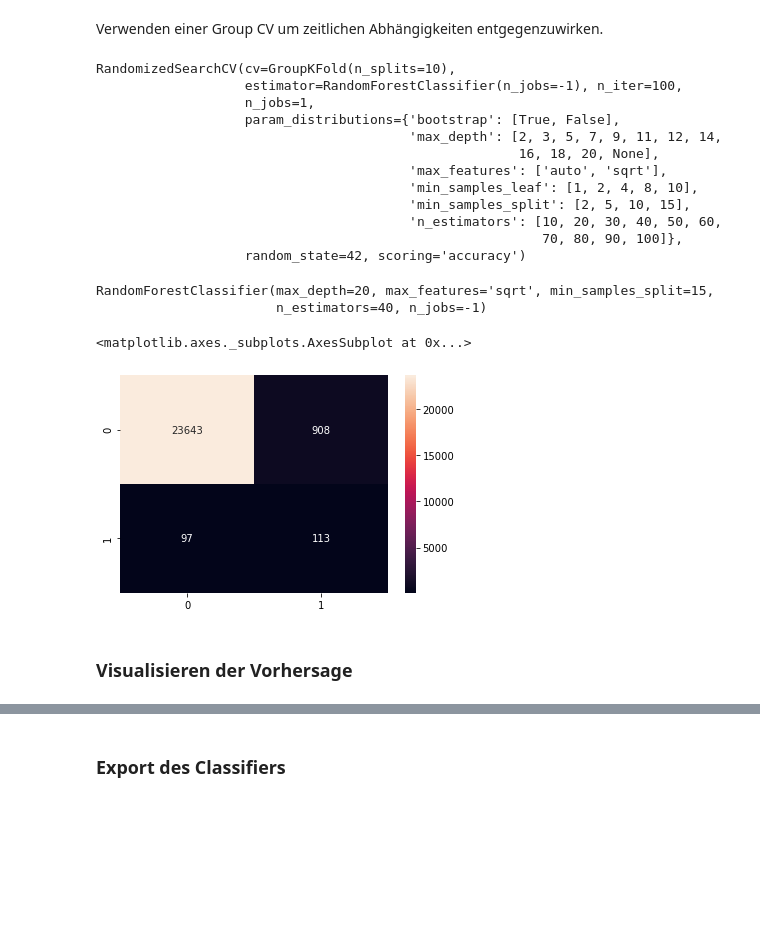
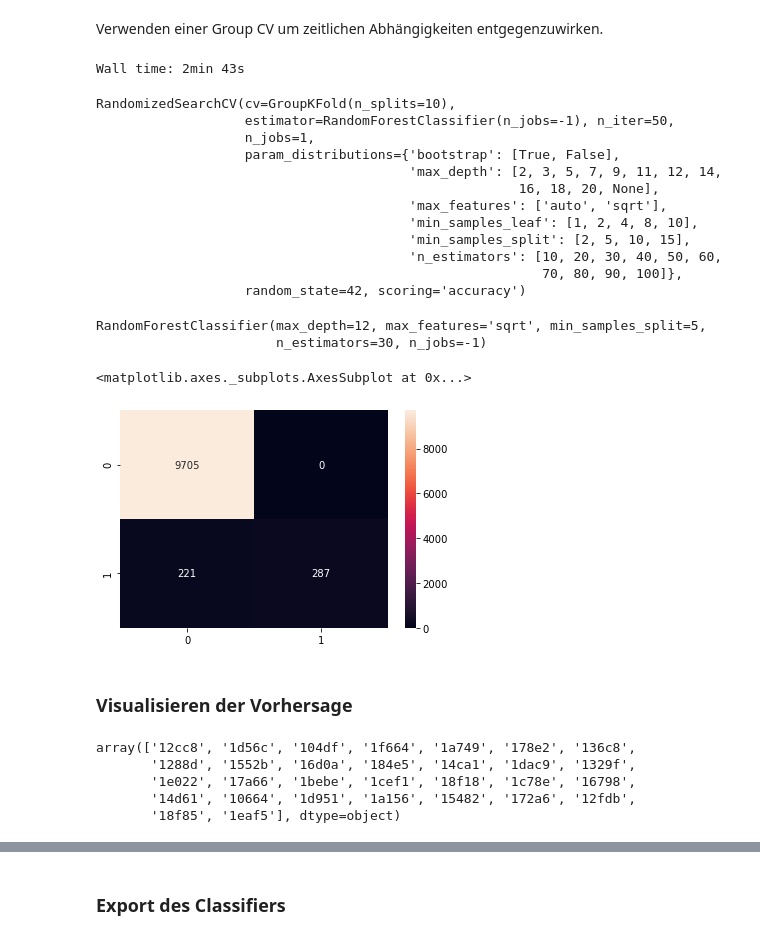
Before and after one commit to MRaster/KKS2020_Raster, a Jupyter notebook: Notebooks/Falling_Classifier.ipynb, the cells around one changed output, grey strips where cells are left out. Cells and saved outputs as stored; diff of their text form; code cells hidden in the pictures; blank space fills up the shorter version.

```diff
--- a/Notebooks/Falling_Classifier.ipynb
+++ b/Notebooks/Falling_Classifier.ipynb
@@ -157,8 +157,8 @@ other_subjects = list(df_prep[df_prep.label == 'other']['subject'].value_counts(
 # Einzelne Subjekte entweder als Test oder als Trainingsmenge
 df_prep.label = df_prep.label.astype('category').cat.rename_categories({'falling': 1, 'other': 0})
 
-df_test = df_prep[df_prep.subject.isin(falling_subjects[:10] + other_subjects[:4])]
-df_train = df_prep[df_prep.subject.isin(falling_subjects[10:] + other_subjects[4:])]
+df_test = df_prep[df_prep.subject.isin(falling_subjects[10:] + other_subjects[5:])]
+df_train = df_prep[df_prep.subject.isin(falling_subjects[:10] + other_subjects[:5])]
 # %%
 y_train = df_train.pop('label')
 y_test = df_test.pop('label')
@@ -259,38 +259,40 @@ Verwenden einer Group CV um zeitlichen Abhängigkeiten entgegenzuwirken.
 from sklearn.model_selection import GroupKFold
 gkf = GroupKFold(n_splits=10)
 # %%
+%%time
 # Use the random grid to search for best hyperparameters
 # First create the base model to tune
 rf = RandomForestClassifier(n_jobs = -1)
 # Random search of parameters, using 3 fold cross validation,
 # search across 100 different combinations, and use all available cores
-rf_random = RandomizedSearchCV(estimator = rf, param_distributions = random_grid, n_iter = 100, cv = gkf,
+rf_random = RandomizedSearchCV(estimator = rf, param_distributions = random_grid, n_iter = 50, cv = gkf,
                                verbose=0, random_state=42, n_jobs = 1, scoring='accuracy')
 # Fit the random search model
-rf_random.fit(df_train.drop('subject', axis=1), y_train, groups=df_train['subject'])
+rf_random.fit(df_train[cols].drop('subject', axis=1), y_train, groups=df_train['subject'])
 # %% [output]
-RandomizedSearchCV(cv=GroupKFold(n_splits=10),
-                   estimator=RandomForestClassifier(n_jobs=-1), n_iter=100,
-                   n_jobs=1,
-                   param_distributions={'bootstrap': [True, False],
-                                        'max_depth': [2, 3, 5, 7, 9, 11, 12, 14,
-                                                      16, 18, 20, None],
-                                        'max_features': ['auto', 'sqrt'],
-                                        'min_samples_leaf': [1, 2, 4, 8, 10],
-                                        'min_samples_split': [2, 5, 10, 15],
-                                        'n_estimators': [10, 20, 30, 40, 50, 60,
-                                                         70, 80, 90, 100]},
-                   random_state=42, scoring='accuracy')
+Wall time: 2min 43s
+RandomizedSearchCV(cv=GroupKFold(n_splits=10),
+                   estimator=RandomForestClassifier(n_jobs=-1), n_iter=50,
+                   n_jobs=1,
+                   param_distributions={'bootstrap': [True, False],
+                                        'max_depth': [2, 3, 5, 7, 9, 11, 12, 14,
+                                                      16, 18, 20, None],
+                                        'max_features': ['auto', 'sqrt'],
+                                        'min_samples_leaf': [1, 2, 4, 8, 10],
+                                        'min_samples_split': [2, 5, 10, 15],
+                                        'n_estimators': [10, 20, 30, 40, 50, 60,
+                                                         70, 80, 90, 100]},
+                   random_state=42, scoring='accuracy')
 # %%
 rf_random.best_estimator_
 # %% [output]
-RandomForestClassifier(max_depth=20, max_features='sqrt', min_samples_split=15,
-                       n_estimators=40, n_jobs=-1)
+RandomForestClassifier(max_depth=12, max_features='sqrt', min_samples_split=5,
+                       n_estimators=30, n_jobs=-1)
 # %%
-sns.heatmap(confusion_matrix(y_test, rf_random.best_estimator_.predict(df_test.drop('subject', axis=1))), annot=True, fmt="d")
+sns.heatmap(confusion_matrix(y_test, rf_random.best_estimator_.predict(df_test[cols].drop('subject', axis=1))), annot=True, fmt="d")
 # %% [output]
 <matplotlib.axes._subplots.AxesSubplot at 0x...>
-[figure, old version]
+[figure, new version]
 # %% [markdown]
 ### Visualisieren der Vorhersage
 # %%
@@ -299,3 +301,11 @@ df_eval['pred'] = rf_random.best_estimator_.predict(df_test.drop('subject', axis
 df_eval['true'] = y_test.astype(int)
+# %%
+df_eval['subject'].unique()
+# %% [output]
+array(['12cc8', '1d56c', '104df', '1f664', '1a749', '178e2', '136c8',
+       '1288d', '1552b', '16d0a', '184e5', '14ca1', '1dac9', '1329f',
+       '1e022', '17a66', '1bebe', '1cef1', '18f18', '1c78e', '16798',
+       '14d61', '10664', '1d951', '1a156', '15482', '172a6', '12fdb',
+       '18f85', '1eaf5'], dtype=object)
 # %%
 pandas_bokeh.output_file("../Plots/evaluation.html", mode="inline")
```
Also changed, not shown: parts of 6 cells of this notebook, 4 other files.
